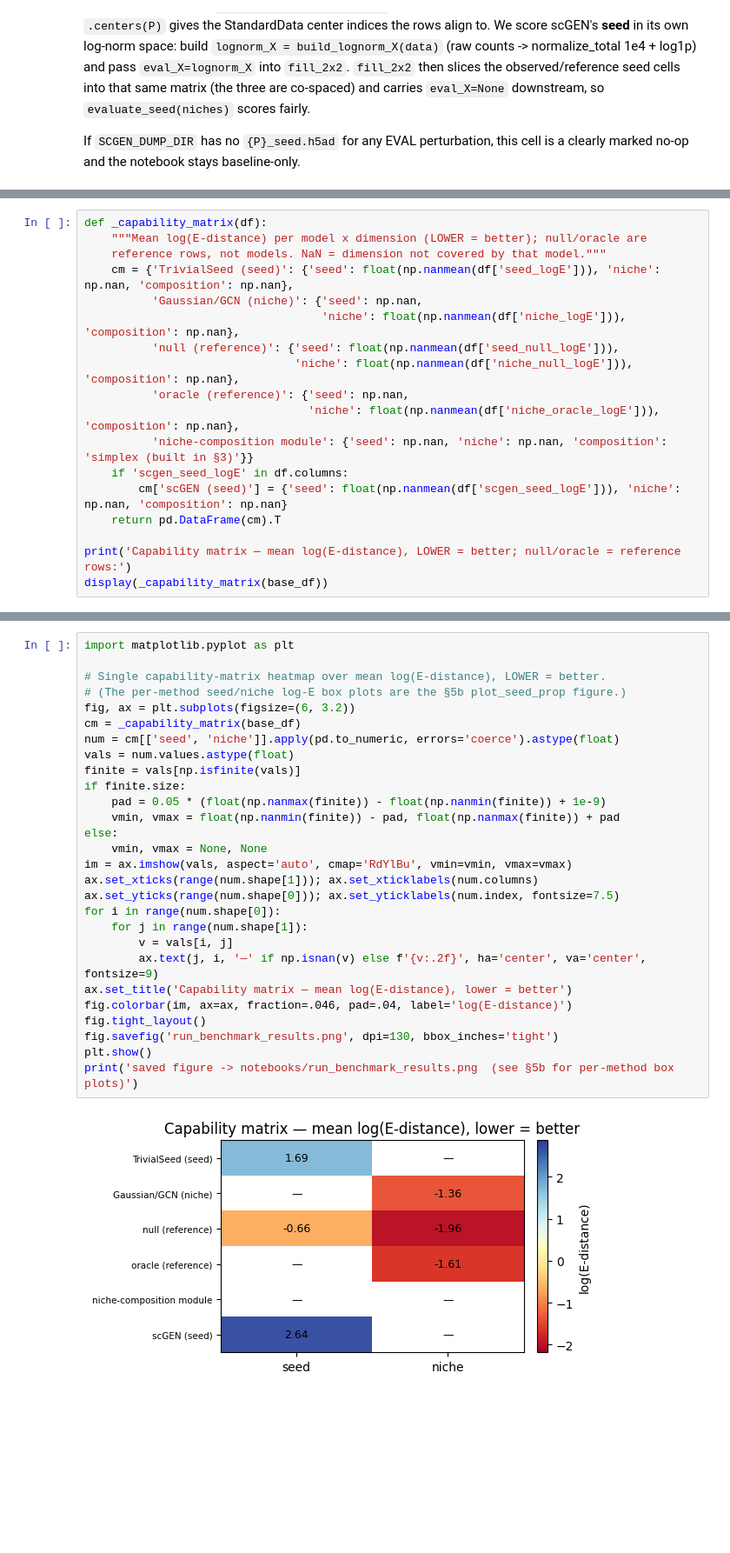
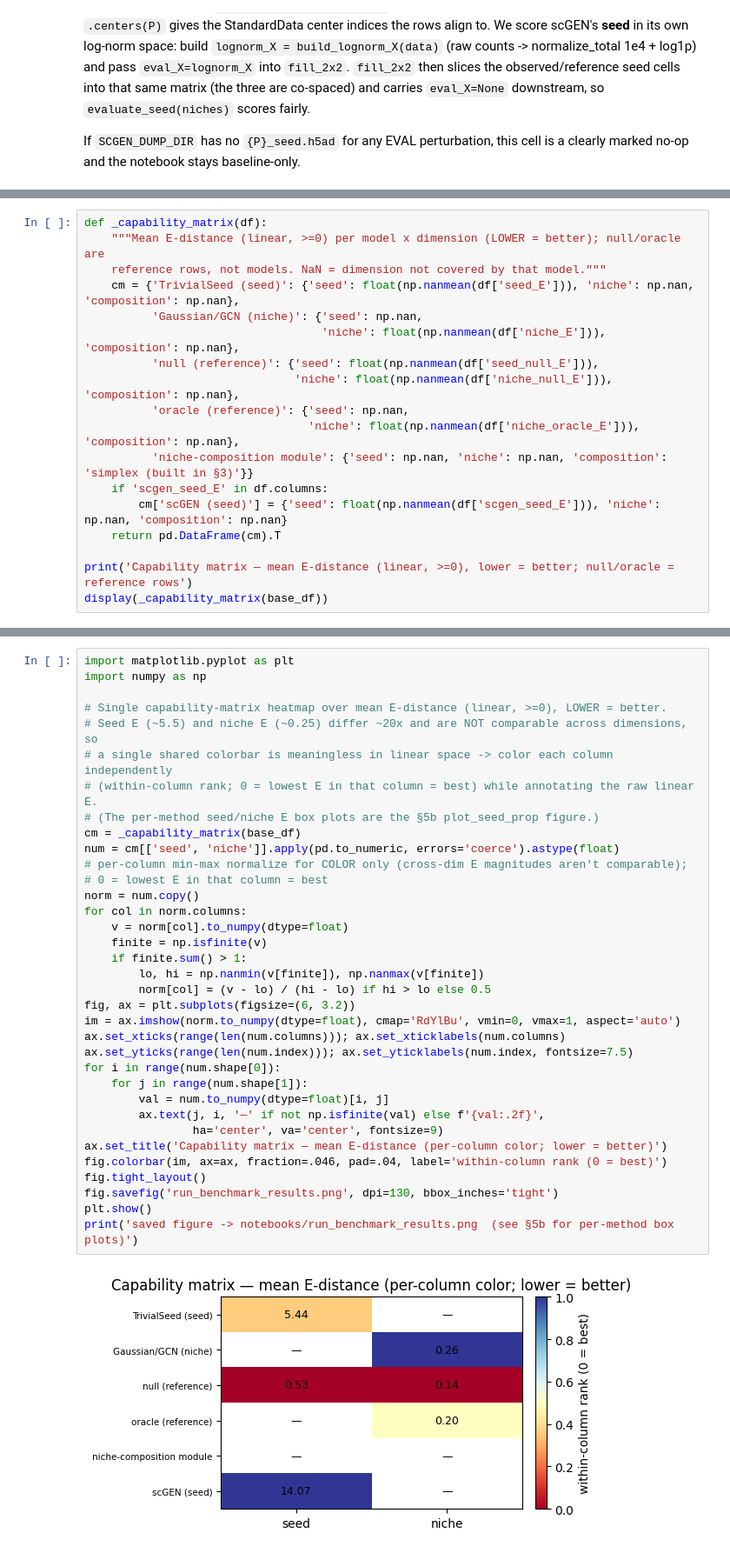
Before and after one commit to cz3900/sp-perturb-benchmark, a Jupyter notebook: notebooks/run_benchmark.executed.ipynb, the cells around one changed output, grey strips where cells are left out. Shown at 87% size. Saved outputs shown, nothing was run; the diff lists cells and outputs as text; blank space fills up the shorter version.

Commit message:
notebook: executed linear-E version (three-board + per-column capability heatmap)
Co-Authored-By: Claude Opus 4.8 (1M context) <noreply@anthropic.com>

```diff
--- a/notebooks/run_benchmark.executed.ipynb
+++ b/notebooks/run_benchmark.executed.ipynb
@@ -295,19 +295,19 @@ The optional **stratified report** then joins the MC-spatial quadrant onto each
 # %%
 def _capability_matrix(df):
-    """Mean log(E-distance) per model x dimension (LOWER = better); null/oracle are
+    """Mean E-distance (linear, >=0) per model x dimension (LOWER = better); null/oracle are
     reference rows, not models. NaN = dimension not covered by that model."""
-    cm = {'TrivialSeed (seed)': {'seed': float(np.nanmean(df['seed_logE'])), 'niche': np.nan, 'composition': np.nan},
+    cm = {'TrivialSeed (seed)': {'seed': float(np.nanmean(df['seed_E'])), 'niche': np.nan, 'composition': np.nan},
           'Gaussian/GCN (niche)': {'seed': np.nan,
-                                   'niche': float(np.nanmean(df['niche_logE'])), 'composition': np.nan},
-          'null (reference)': {'seed': float(np.nanmean(df['seed_null_logE'])),
-                               'niche': float(np.nanmean(df['niche_null_logE'])), 'composition': np.nan},
+                                   'niche': float(np.nanmean(df['niche_E'])), 'composition': np.nan},
+          'null (reference)': {'seed': float(np.nanmean(df['seed_null_E'])),
+                               'niche': float(np.nanmean(df['niche_null_E'])), 'composition': np.nan},
           'oracle (reference)': {'seed': np.nan,
-                                 'niche': float(np.nanmean(df['niche_oracle_logE'])), 'composition': np.nan},
+                                 'niche': float(np.nanmean(df['niche_oracle_E'])), 'composition': np.nan},
           'niche-composition module': {'seed': np.nan, 'niche': np.nan, 'composition': 'simplex (built in §3)'}}
-    if 'scgen_seed_logE' in df.columns:
-        cm['scGEN (seed)'] = {'seed': float(np.nanmean(df['scgen_seed_logE'])), 'niche': np.nan, 'composition': np.nan}
+    if 'scgen_seed_E' in df.columns:
+        cm['scGEN (seed)'] = {'seed': float(np.nanmean(df['scgen_seed_E'])), 'niche': np.nan, 'composition': np.nan}
     return pd.DataFrame(cm).T
 
-print('Capability matrix — mean log(E-distance), LOWER = better; null/oracle = reference rows:')
+print('Capability matrix — mean E-distance (linear, >=0), lower = better; null/oracle = reference rows')
 display(_capability_matrix(base_df))
 # %% [output]
@@ -392,32 +392,39 @@ A single **capability-matrix heatmap** over **mean log(E-distance) (LOWER = bett
 # %%
 import matplotlib.pyplot as plt
+import numpy as np
 
-# Single capability-matrix heatmap over mean log(E-distance), LOWER = better.
-# (The per-method seed/niche log-E box plots are the §5b plot_seed_prop figure.)
-fig, ax = plt.subplots(figsize=(6, 3.2))
+# Single capability-matrix heatmap over mean E-distance (linear, >=0), LOWER = better.
+# Seed E (~5.5) and niche E (~0.25) differ ~20x and are NOT comparable across dimensions, so
+# a single shared colorbar is meaningless in linear space -> color each column independently
+# (within-column rank; 0 = lowest E in that column = best) while annotating the raw linear E.
+# (The per-method seed/niche E box plots are the §5b plot_seed_prop figure.)
 cm = _capability_matrix(base_df)
 num = cm[['seed', 'niche']].apply(pd.to_numeric, errors='coerce').astype(float)
-vals = num.values.astype(float)
-finite = vals[np.isfinite(vals)]
-if finite.size:
-    pad = 0.05 * (float(np.nanmax(finite)) - float(np.nanmin(finite)) + 1e-9)
-    vmin, vmax = float(np.nanmin(finite)) - pad, float(np.nanmax(finite)) + pad
-else:
-    vmin, vmax = None, None
-im = ax.imshow(vals, aspect='auto', cmap='RdYlBu', vmin=vmin, vmax=vmax)
-ax.set_xticks(range(num.shape[1])); ax.set_xticklabels(num.columns)
-ax.set_yticks(range(num.shape[0])); ax.set_yticklabels(num.index, fontsize=7.5)
+# per-column min-max normalize for COLOR only (cross-dim E magnitudes aren't comparable);
+# 0 = lowest E in that column = best
+norm = num.copy()
+for col in norm.columns:
+    v = norm[col].to_numpy(dtype=float)
+    finite = np.isfinite(v)
+    if finite.sum() > 1:
+        lo, hi = np.nanmin(v[finite]), np.nanmax(v[finite])
+        norm[col] = (v - lo) / (hi - lo) if hi > lo else 0.5
+fig, ax = plt.subplots(figsize=(6, 3.2))
+im = ax.imshow(norm.to_numpy(dtype=float), cmap='RdYlBu', vmin=0, vmax=1, aspect='auto')
+ax.set_xticks(range(len(num.columns))); ax.set_xticklabels(num.columns)
+ax.set_yticks(range(len(num.index))); ax.set_yticklabels(num.index, fontsize=7.5)
 for i in range(num.shape[0]):
     for j in range(num.shape[1]):
-        v = vals[i, j]
-        ax.text(j, i, '—' if np.isnan(v) else f'{v:.2f}', ha='center', va='center', fontsize=9)
-ax.set_title('Capability matrix — mean log(E-distance), lower = better')
-fig.colorbar(im, ax=ax, fraction=.046, pad=.04, label='log(E-distance)')
+        val = num.to_numpy(dtype=float)[i, j]
+        ax.text(j, i, '—' if not np.isfinite(val) else f'{val:.2f}',
+                ha='center', va='center', fontsize=9)
+ax.set_title('Capability matrix — mean E-distance (per-column color; lower = better)')
+fig.colorbar(im, ax=ax, fraction=.046, pad=.04, label='within-column rank (0 = best)')
 fig.tight_layout()
 fig.savefig('run_benchmark_results.png', dpi=130, bbox_inches='tight')
 plt.show()
 print('saved figure -> notebooks/run_benchmark_results.png  (see §5b for per-method box plots)')
 # %% [output]
-[figure, old version]
+[figure, new version]
 saved figure -> notebooks/run_benchmark_results.png  (see §5b for per-method box plots)
 # %%
```
Also changed, not shown: parts of 14 cells of this notebook, 2 other files.
